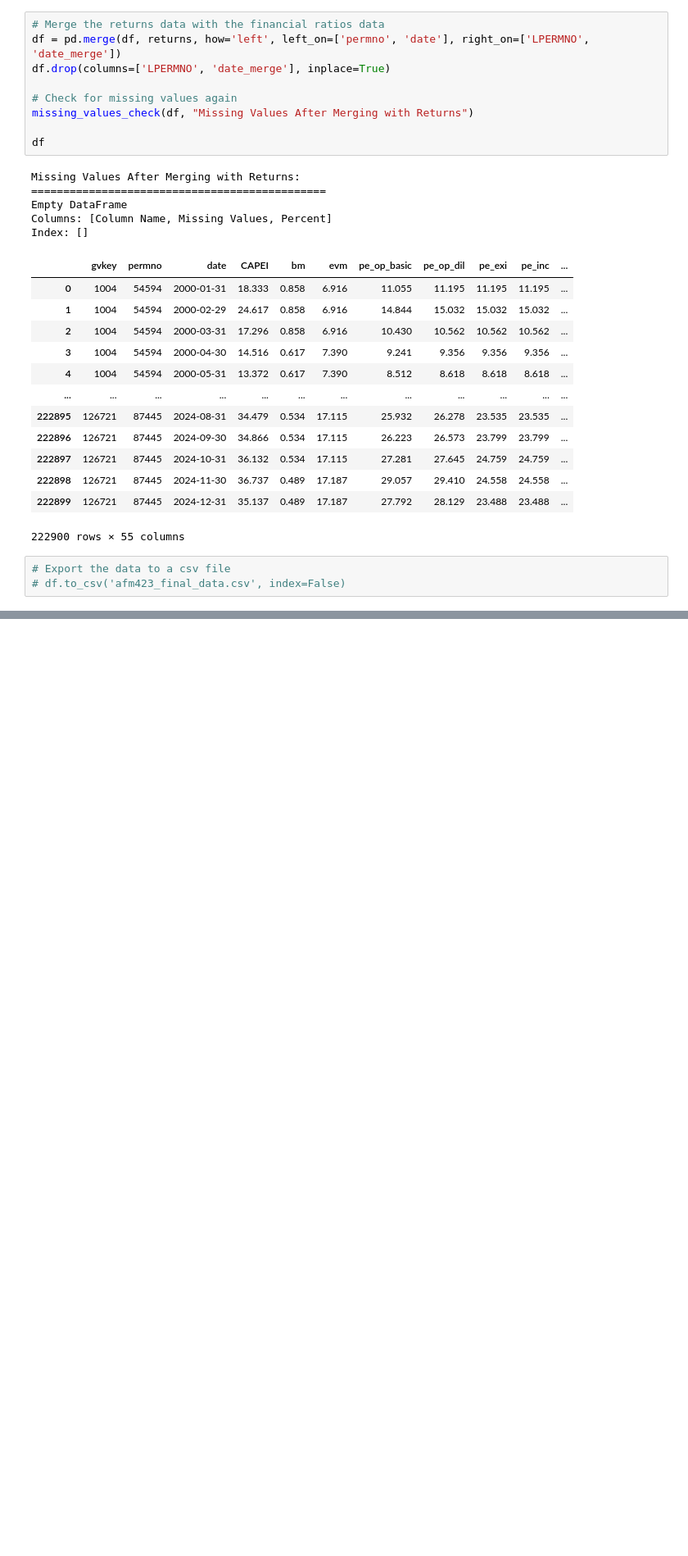
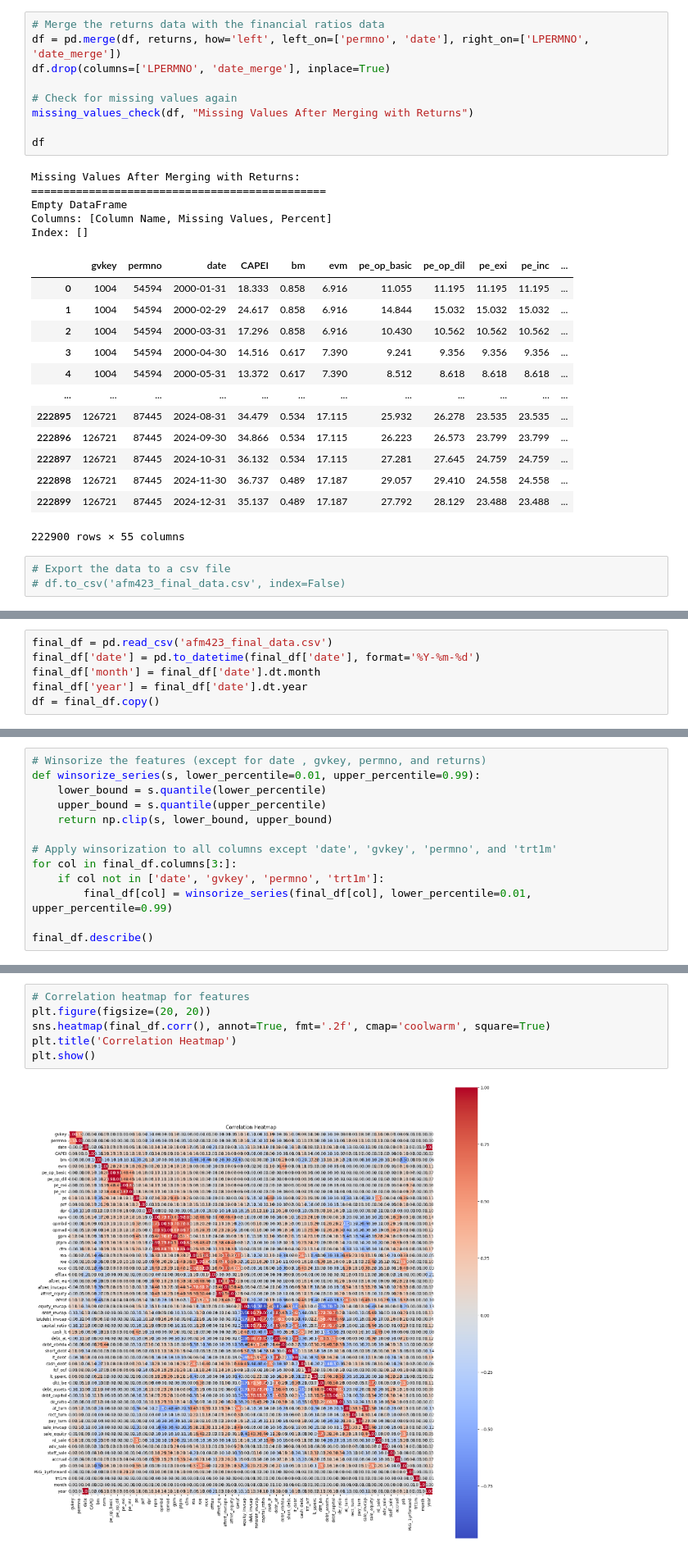
Before and after one commit to adimani/NeuralNetWorth, a Jupyter notebook: main.ipynb, the cells around one changed output, grey strips where cells are left out. Shown at 82% size. Saved outputs shown, nothing was run; the diff lists cells and outputs as text; blank space fills up the shorter version.

```diff
--- a/main.ipynb
+++ b/main.ipynb
@@ -318,0 +328,6 @@ Index: []
+# %%
+final_df = pd.read_csv('afm423_final_data.csv')
+final_df['date'] = pd.to_datetime(final_df['date'], format='%Y-%m-%d')
+final_df['month'] = final_df['date'].dt.month
+final_df['year'] = final_df['date'].dt.year
+df = final_df.copy()
@@ -318,0 +347,13 @@ Index: []
+# %%
+# Winsorize the features (except for date , gvkey, permno, and returns)
+def winsorize_series(s, lower_percentile=0.01, upper_percentile=0.99):
+    lower_bound = s.quantile(lower_percentile)
+    upper_bound = s.quantile(upper_percentile)
+    return np.clip(s, lower_bound, upper_bound)
+
+# Apply winsorization to all columns except 'date', 'gvkey', 'permno', and 'trt1m'
+for col in final_df.columns[3:]:
+    if col not in ['date', 'gvkey', 'permno', 'trt1m']:
+        final_df[col] = winsorize_series(final_df[col], lower_percentile=0.01, upper_percentile=0.99)
+
+final_df.describe()
@@ -318,0 +371,8 @@ Index: []
+# %%
+# Correlation heatmap for features
+plt.figure(figsize=(20, 20))
+sns.heatmap(final_df.corr(), annot=True, fmt='.2f', cmap='coolwarm', square=True)
+plt.title('Correlation Heatmap')
+plt.show()
+# %% [output]
+[figure, added]
```
Also changed, not shown: parts of 26 cells of this notebook.
